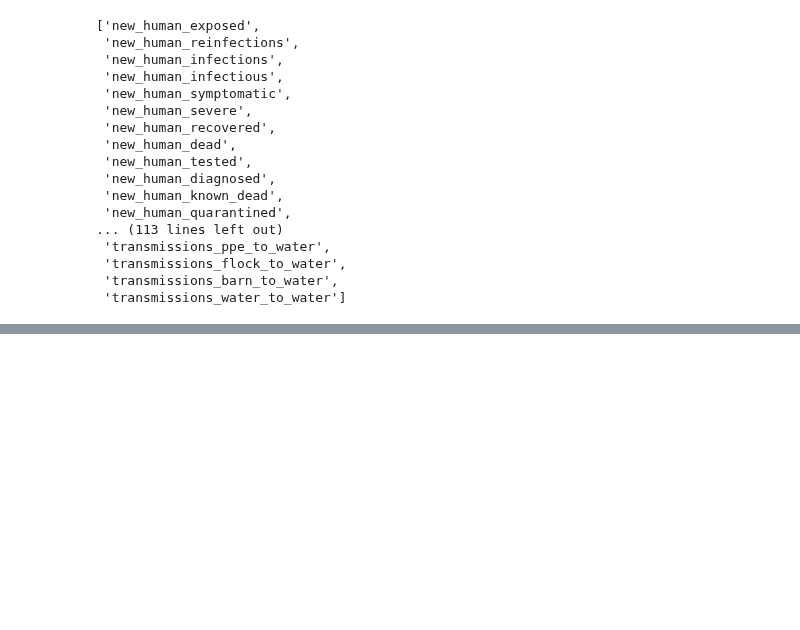
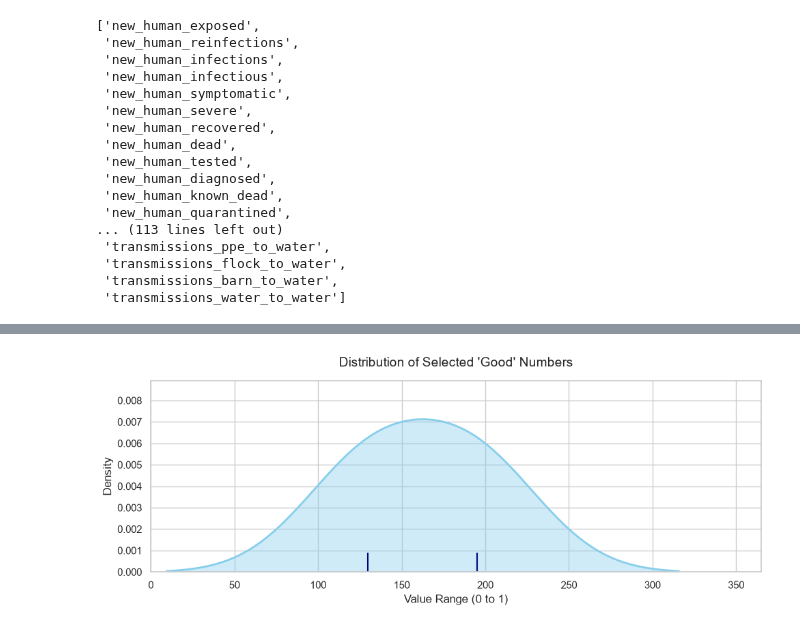
Before and after one commit to Flynn-Primrose/Zoonosim, a Jupyter notebook: workflows/zoonosim_paper.ipynb, the cells around one changed output, grey strips where cells are left out. Cells and saved outputs as stored; diff of their text form; code cells hidden in the pictures; blank space fills up the shorter version.

Commit message:
did the 1D scatter plots

```diff
--- a/workflows/zoonosim_paper.ipynb
+++ b/workflows/zoonosim_paper.ipynb
@@ -677,7 +665,7 @@ for province in province_codes.keys():
 Next we have to create a msim object with the pars we want to investigate. I'll do this by province.
 # %%
 focus = 'Ontario' # must be a Canadian province. No data for NB.
-reps = 5
+reps = 10
 top_sims = []
 
 for key in good_pars.keys():
@@ -859,0 +884,29 @@ plt.show()
+# %%
+merged_top_pars = merge_dicts(top_pars)
+top_pars_lists = json_to_dict(merged_top_pars)
+# %%
+# 1. Get the 'good numbers' from top_pars_list. Remember the first key is either 'global' for pars that applied to all provinces or {province} for pars unique to a specific province.
+good_numbers = top_pars_lists['Quebec']['n_imports']['barn']['peak_day']
+range_min = 0 # Minimum value in the range typically 0.
+range_max = 365 # Maximum value in range, typically 1.
+# 2. Set up the plotting style
+sns.set_theme(style="whitegrid")
+fig, ax = plt.subplots(figsize=(10, 4))
+
+# 3. Plot the distribution curve (KDE)
+sns.kdeplot(x=good_numbers, ax=ax, fill=True, color="skyblue", alpha=0.4, linewidth=2)
+
+# 4. Add the 1D Strip Plot / Rug Plot at the bottom (y=0)
+# We use a rugplot here because it draws clean vertical ticks right on the axis line
+sns.rugplot(x=good_numbers, ax=ax, color="navy", height=0.1, linewidth=1.5)
+
+# 5. Fine-tune the chart limits and labels
+ax.set_xlim(range_min, range_max)  # Keeps the strict 0 to 1 range of your uniform selection
+ax.set_title("Distribution of Selected 'Good' Numbers", fontsize=14, pad=15)
+ax.set_xlabel("Value Range (0 to 1)", fontsize=12)
+ax.set_ylabel("Density", fontsize=12)
+
+plt.tight_layout()
+plt.show()
+# %% [output]
+[figure, added]
```
Also changed, not shown: parts of 14 cells of this notebook, 16 other files.
